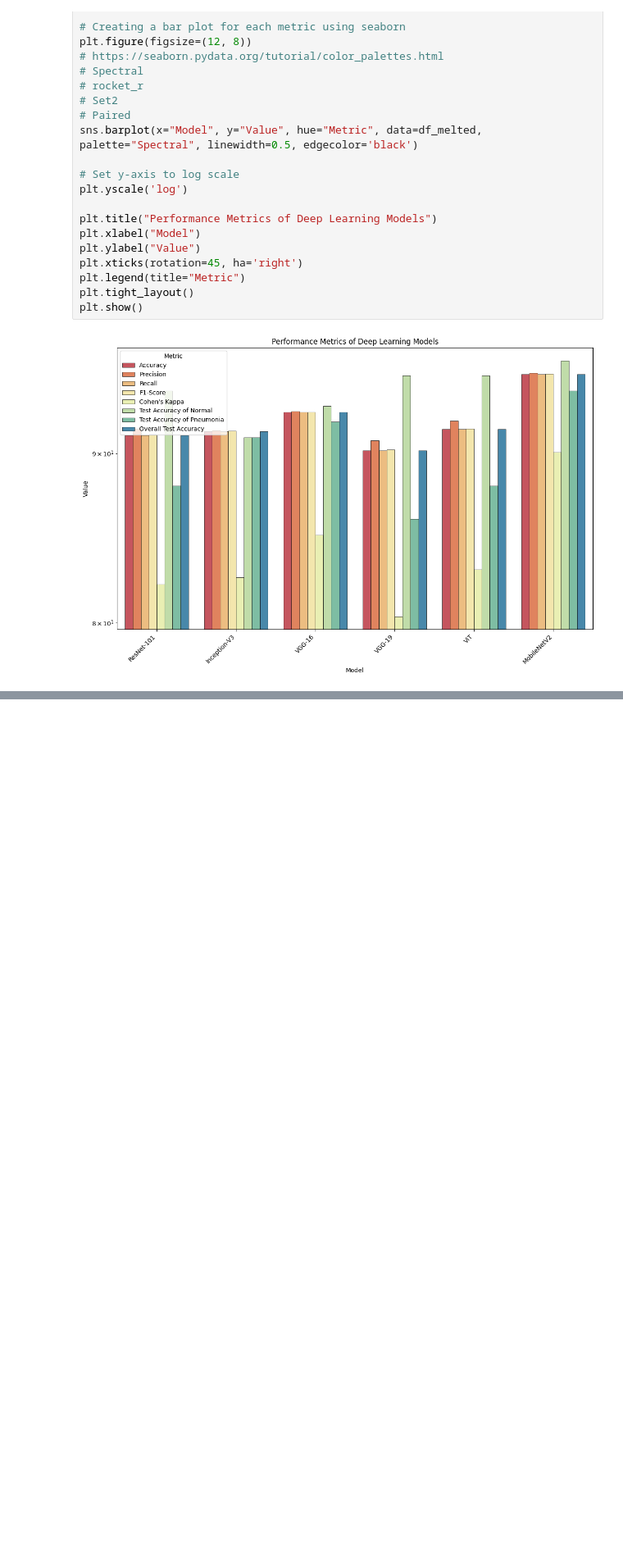
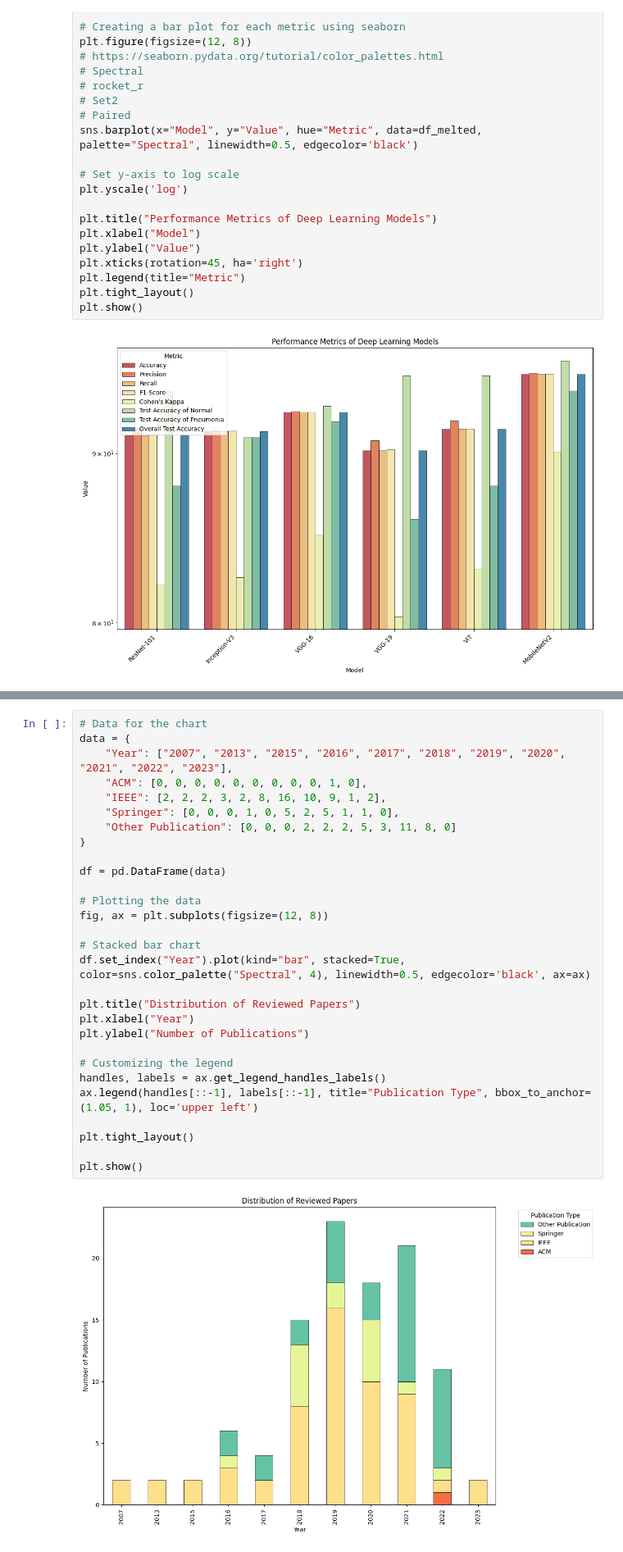
Before and after one commit to Iftekhar-mobin/depression_suicide_project, a Jupyter notebook: visualizer/Just accuracy plotting.ipynb, the cells around one changed output, grey strips where cells are left out. Shown at 82% size. Cells and saved outputs as stored; diff of their text form; blank space fills up the shorter version.

```diff
--- a/visualizer/Just accuracy plotting.ipynb
+++ b/visualizer/Just accuracy plotting.ipynb
@@ -73,0 +114,31 @@ plt.show()
+# %%
+# Data for the chart
+data = {
+    "Year": ["2007", "2013", "2015", "2016", "2017", "2018", "2019", "2020", "2021", "2022", "2023"],
+    "ACM": [0, 0, 0, 0, 0, 0, 0, 0, 0, 1, 0],
+    "IEEE": [2, 2, 2, 3, 2, 8, 16, 10, 9, 1, 2],
+    "Springer": [0, 0, 0, 1, 0, 5, 2, 5, 1, 1, 0],
+    "Other Publication": [0, 0, 0, 2, 2, 2, 5, 3, 11, 8, 0]
+}
+
+df = pd.DataFrame(data)
+
+# Plotting the data
+fig, ax = plt.subplots(figsize=(12, 8))
+
+# Stacked bar chart
+df.set_index("Year").plot(kind="bar", stacked=True, color=sns.color_palette("Spectral", 4), linewidth=0.5, edgecolor='black', ax=ax)
+
+plt.title("Distribution of Reviewed Papers")
+plt.xlabel("Year")
+plt.ylabel("Number of Publications")
+
+# Customizing the legend
+handles, labels = ax.get_legend_handles_labels()
+ax.legend(handles[::-1], labels[::-1], title="Publication Type", bbox_to_anchor=(1.05, 1), loc='upper left')
+
+plt.tight_layout()
+
+plt.show()
+# %% [output]
+[figure, added]
```
Also changed, not shown: parts of 1 cell of this notebook.
